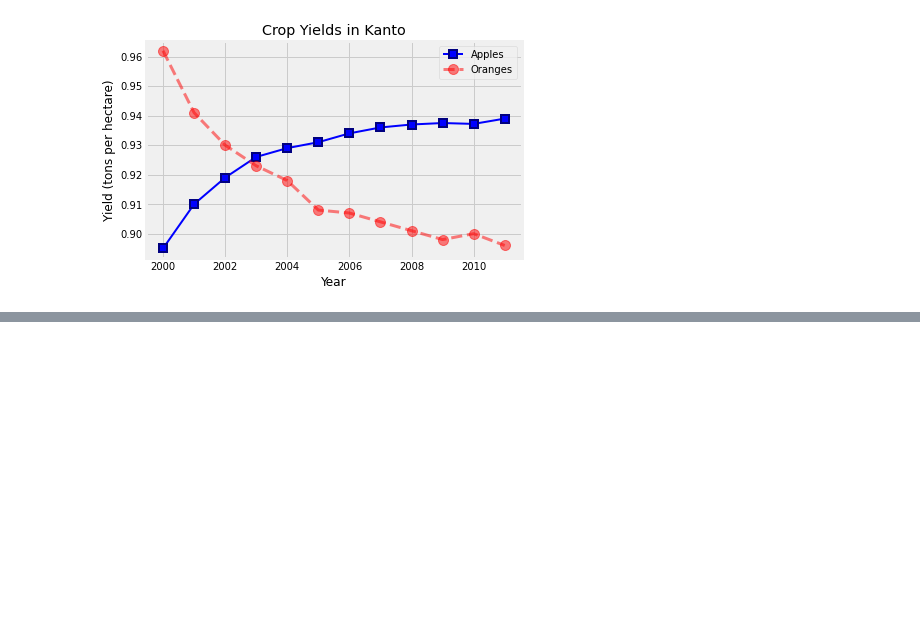
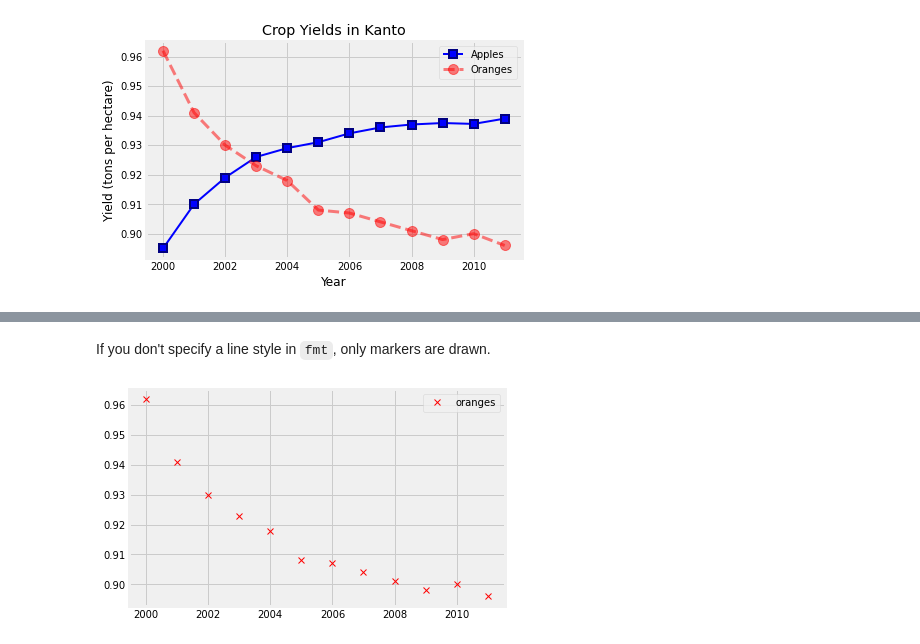
Before and after one commit to dajebbar/Jovian_Data_Analysis_with_python, a Jupyter notebook: Lesson_5_viz_with_matplotlib_and_seaborn/data-viz.ipynb, the cells around one changed output, grey strips where cells are left out. Cells and saved outputs as stored; diff of their text form; code cells hidden in the pictures; blank space fills up the shorter version.

```diff
--- a/Lesson_5_viz_with_matplotlib_and_seaborn/data-viz.ipynb
+++ b/Lesson_5_viz_with_matplotlib_and_seaborn/data-viz.ipynb
@@ -109,0 +122,8 @@ API KEY: ········
+# %% [markdown]
+If you don't specify a line style in `fmt`, only markers are drawn.
+# %%
+plt.plot(years, oranges, 'xr', label='oranges')
+plt.legend()
+plt.show()
+# %% [output]
+[figure, added]
```
Also changed, not shown: parts of 7 cells of this notebook.
